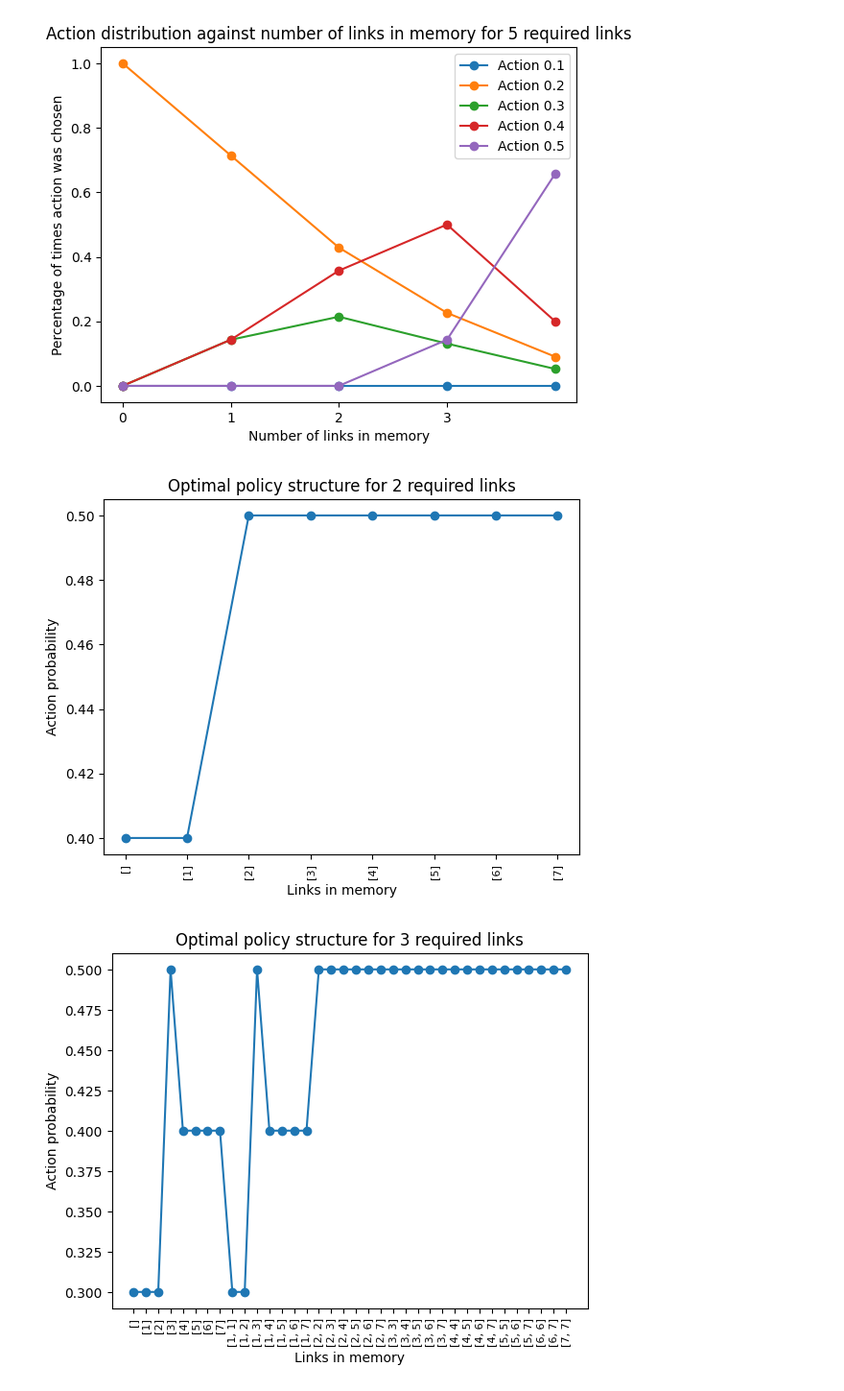
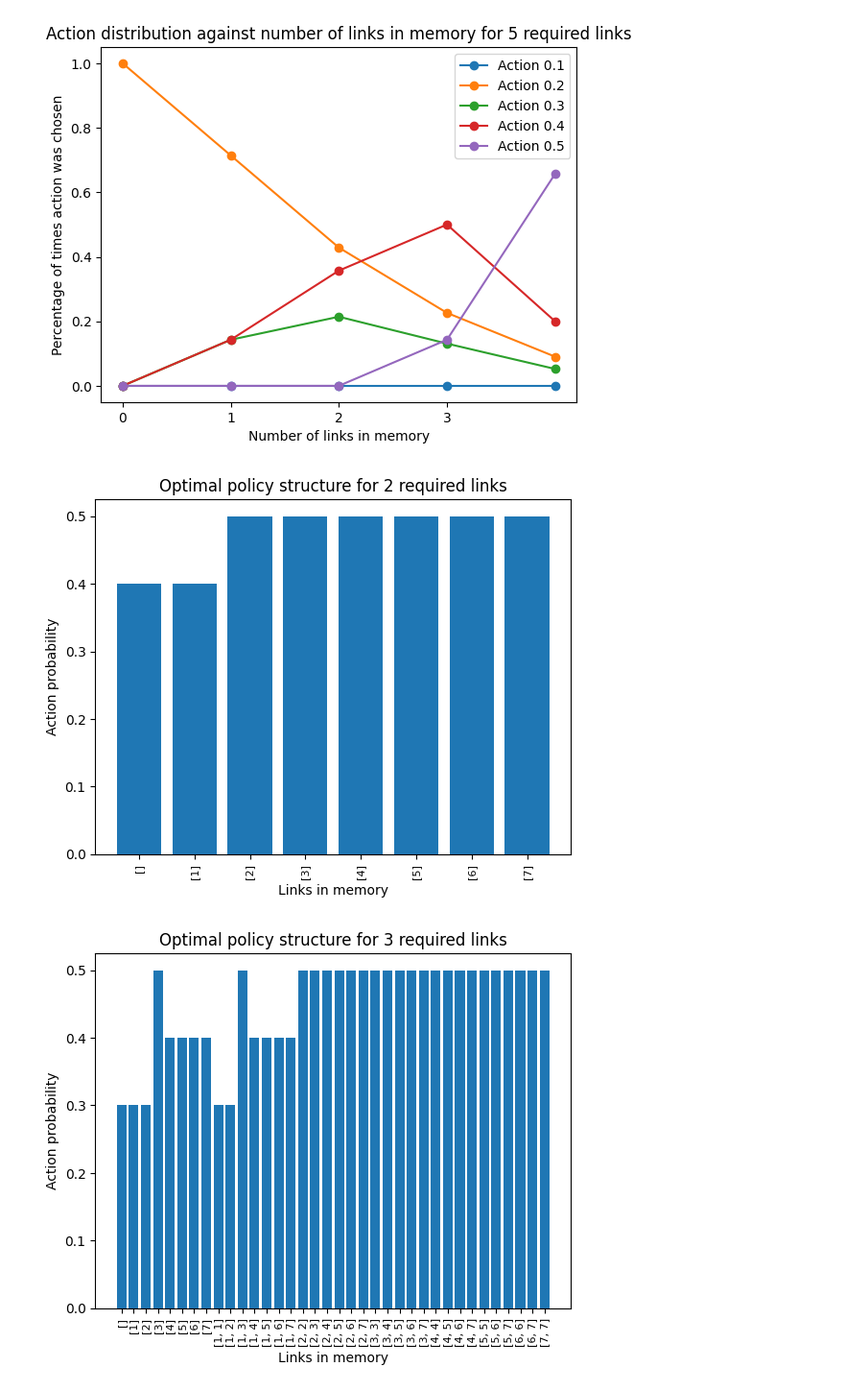
Before and after one commit to Bggoranoff/optimal-qn, a Jupyter notebook: src/adaptivealgo/experiments/experiment_policy_structure.ipynb, the cells around one changed output. Shown at 96% size. Saved outputs shown, nothing was run; the diff lists cells and outputs as text; code cells hidden in the pictures.

Commit message:
feat(experiment): plot bar charts for clarity

```diff
--- a/src/adaptivealgo/experiments/experiment_policy_structure.ipynb
+++ b/src/adaptivealgo/experiments/experiment_policy_structure.ipynb
@@ -116,21 +116,24 @@ for n_links, policy in all_actions.items():
 [figure]
 # %%
 # Plot the action for each state in a line graph
+
+# Plot the action for each state in a bar chart
 
 links = [2, 3]
 
 for n_links in links:
     policy = policies[n_links]
 
     x = list(policy.keys())
     y = [actions[action] for action in policy.values()]
-    plt.plot(x, y, label=f"{n_links} required links", marker='o')
+    plt.bar(x, y, label=f"{n_links} required links")
+
     plt.xticks(rotation=90, fontsize=8)
 
     plt.title(f"Optimal policy structure for {n_links} required links")
     plt.xlabel("Links in memory")
     plt.ylabel("Action probability")
     plt.show()
 # %% [output]
-[figure, old version]
+[figure, new version]
-[figure, old version]
+[figure, new version]
```
